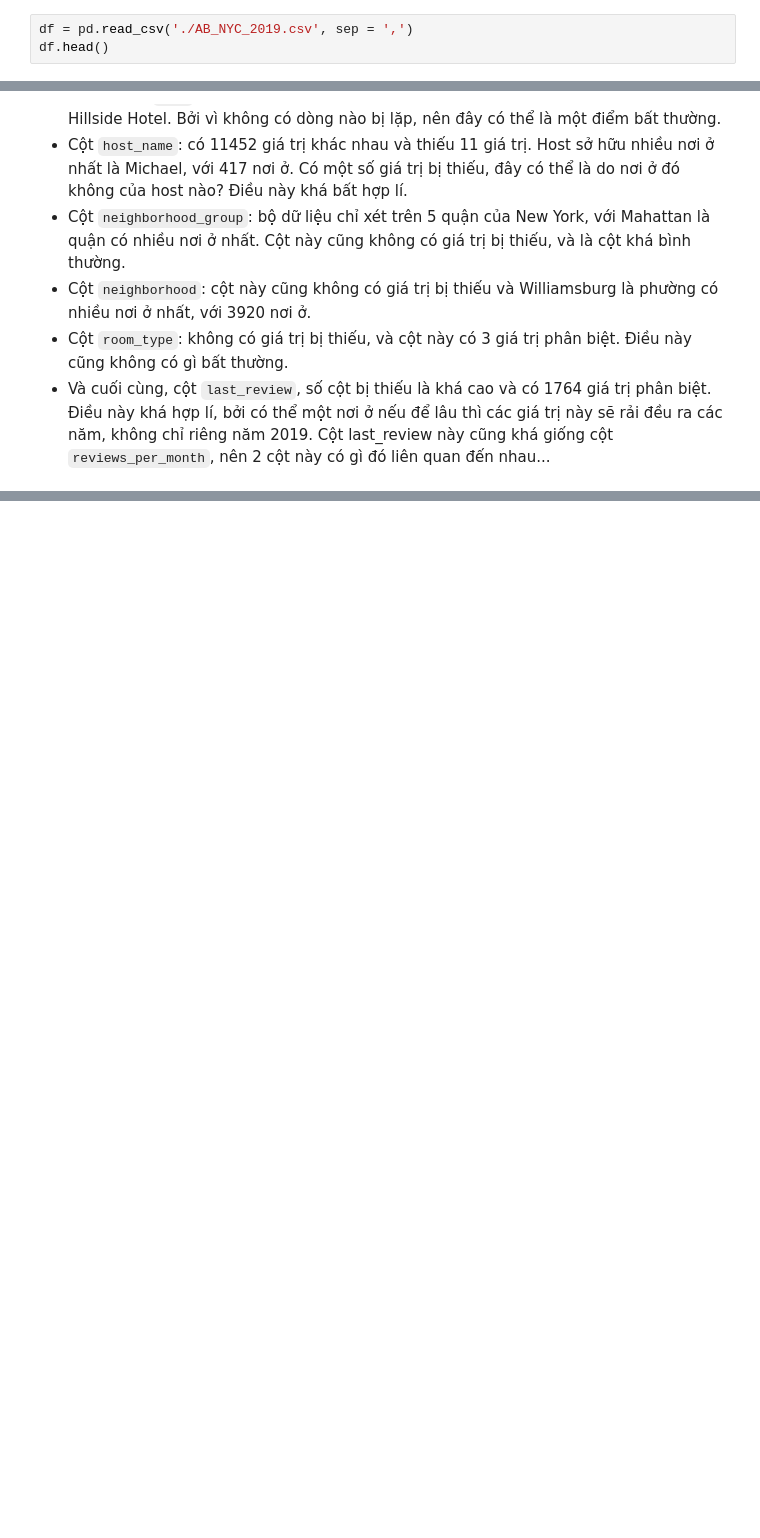
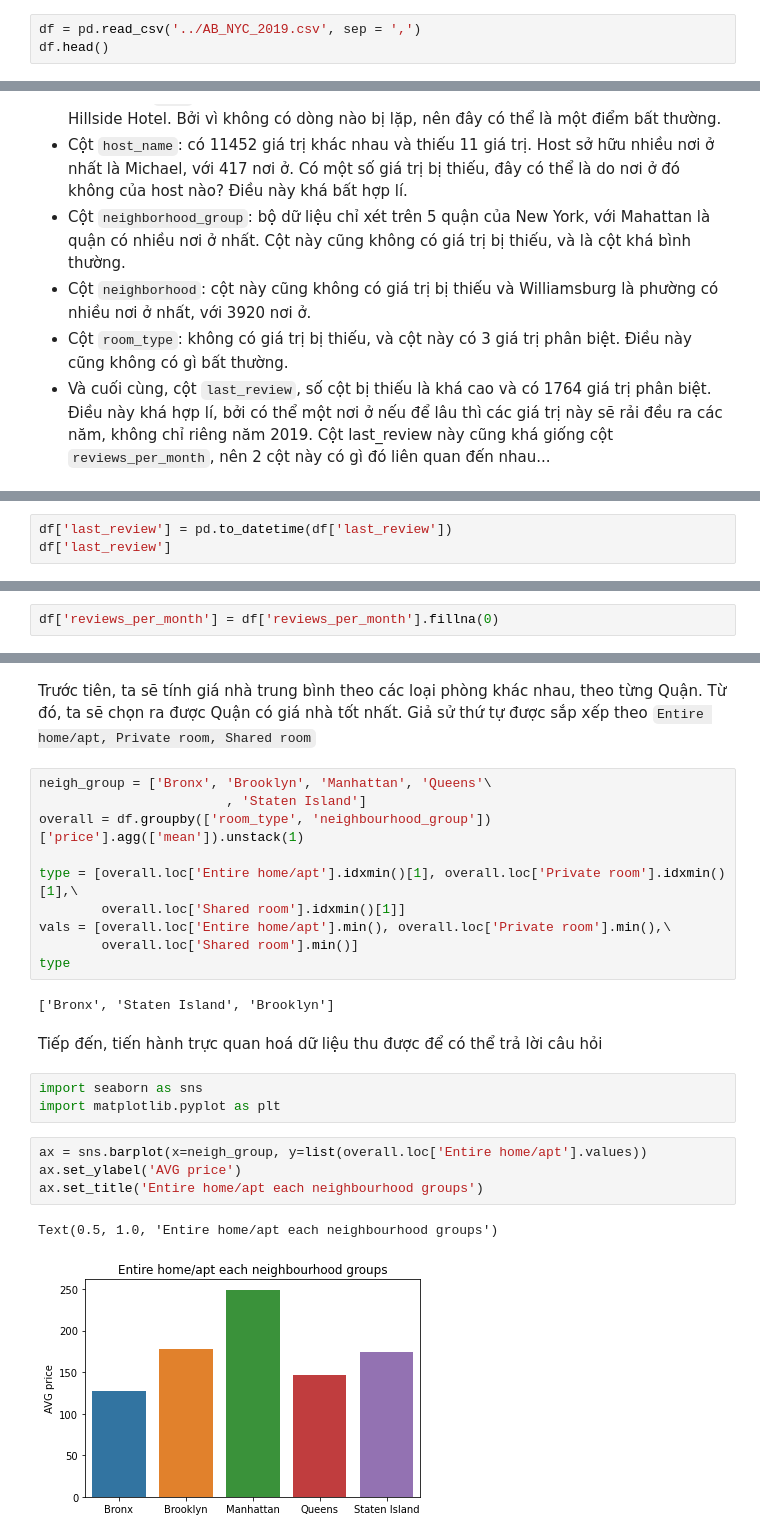
Before and after one commit to huutuan122/P4DS_Final, a Jupyter notebook: code/Tuan.ipynb, the cells around one changed output, grey strips where cells are left out. Drawn from its saved outputs; the diff is of its cells as text; blank space fills up the shorter version.

```diff
--- a/code/Tuan.ipynb
+++ b/code/Tuan.ipynb
@@ -4,7 +4,7 @@ import numpy as np
 # %% [markdown]
 ### 2. Khám phá dữ liệu
 # %%
-df = pd.read_csv('./AB_NYC_2019.csv', sep = ',')
+df = pd.read_csv('../AB_NYC_2019.csv', sep = ',')
 df.head()
 # %% [output]
 |  | id | name | host_id | host_name | neighbourhood_group | neighbourhood | latitude | longitude | ... |
@@ -117,0 +120,3 @@ np.unique(df['id'])
+# %%
+df['last_review'] = pd.to_datetime(df['last_review'])
+df['last_review']
@@ -117,0 +214,2 @@ np.unique(df['id'])
+# %%
+df['reviews_per_month'] = df['reviews_per_month'].fillna(0)
@@ -117,0 +227,26 @@ np.unique(df['id'])
+# %% [markdown]
+Trước tiên, ta sẽ tính giá nhà trung bình theo các loại phòng khác nhau, theo từng Quận. Từ đó, ta sẽ chọn ra được Quận có giá nhà tốt nhất. Giả sử thứ tự được sắp xếp theo `Entire home/apt, Private room, Shared room`
+# %%
+neigh_group = ['Bronx', 'Brooklyn', 'Manhattan', 'Queens'\
+                        , 'Staten Island']
+overall = df.groupby(['room_type', 'neighbourhood_group'])['price'].agg(['mean']).unstack(1)
+
+type = [overall.loc['Entire home/apt'].idxmin()[1], overall.loc['Private room'].idxmin()[1],\
+        overall.loc['Shared room'].idxmin()[1]]
+vals = [overall.loc['Entire home/apt'].min(), overall.loc['Private room'].min(),\
+        overall.loc['Shared room'].min()]
+type
+# %% [output]
+['Bronx', 'Staten Island', 'Brooklyn']
+# %% [markdown]
+Tiếp đến, tiến hành trực quan hoá dữ liệu thu được để có thể trả lời câu hỏi
+# %%
+import seaborn as sns
+import matplotlib.pyplot as plt
+# %%
+ax = sns.barplot(x=neigh_group, y=list(overall.loc['Entire home/apt'].values))
+ax.set_ylabel('AVG price')
+ax.set_title('Entire home/apt each neighbourhood groups')
+# %% [output]
+Text(0.5, 1.0, 'Entire home/apt each neighbourhood groups')
+[figure, added]
```
Also changed, not shown: parts of 34 cells of this notebook.
